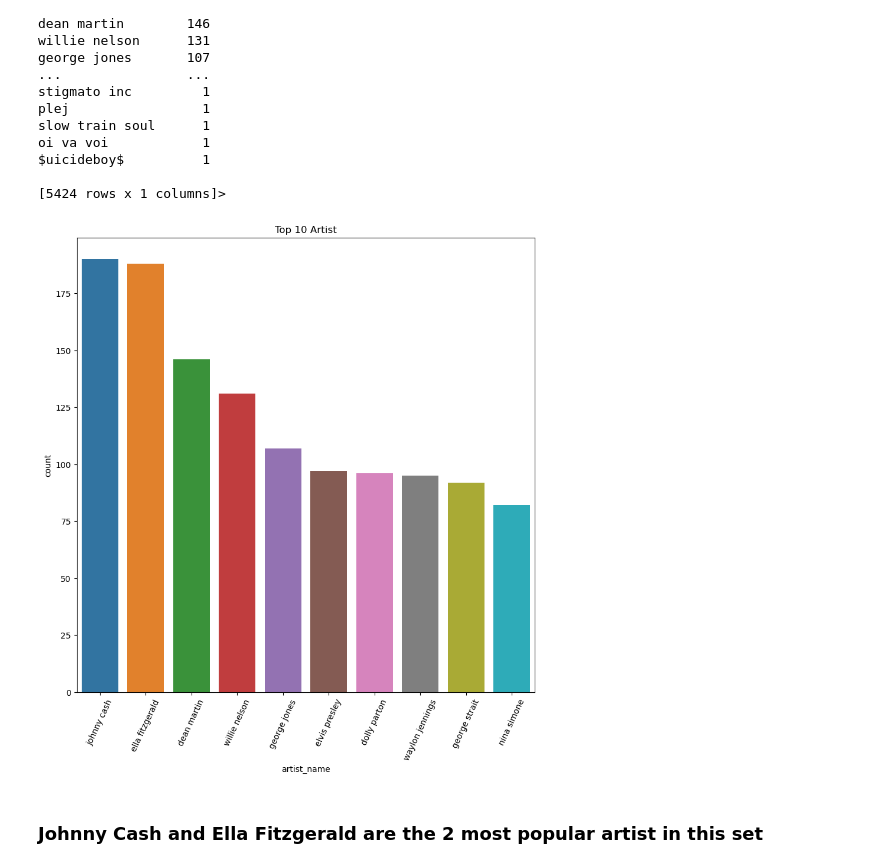
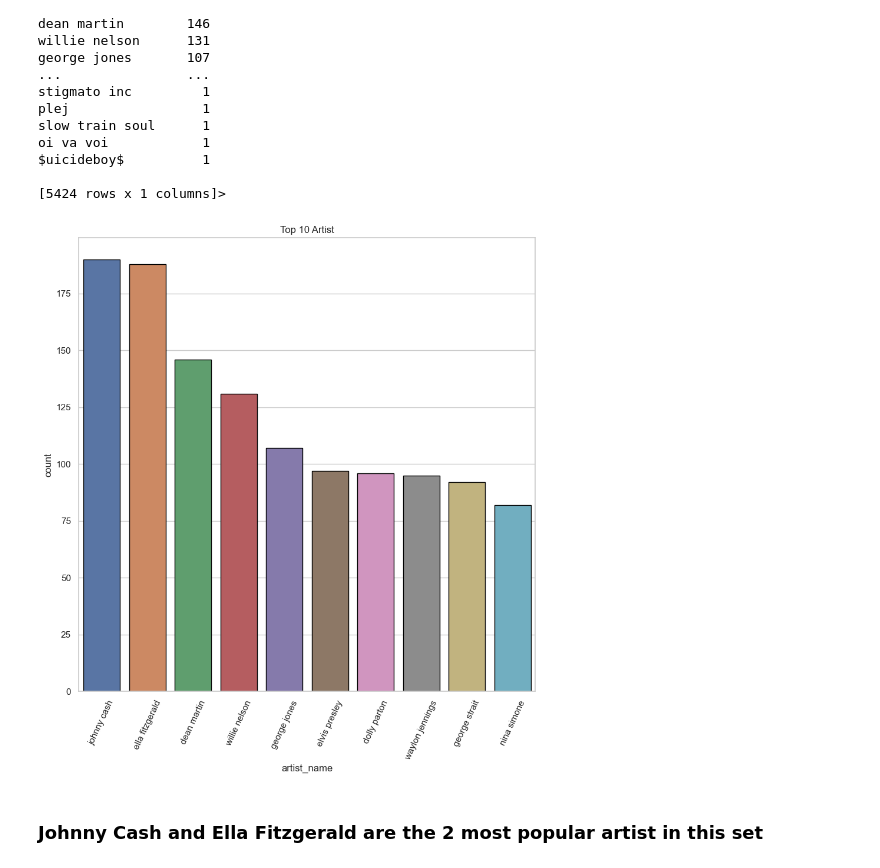
Before and after one commit to GClark89/MusicTrain, a Jupyter notebook: EDA.ipynb, the cells around one changed output. Drawn from its saved outputs; the diff is of its cells as text; code cells hidden in the pictures.

```diff
--- a/EDA.ipynb
+++ b/EDA.ipynb
@@ -173,13 +173,14 @@ $uicideboy$          1
 
 [5424 rows x 1 columns]>
 # %%
-#Bar plot for top 10n artist
-sns.barplot(data=df1, x= "artist_name", y="count", hue="artist_name", legend= False)
+#Bar plot for top 10 artist
+sns.barplot(data=df1, x= "artist_name", y="count", hue="artist_name", edgecolor = "black" , legend= False)
+sns.set(style="whitegrid")
 plt.title("Top 10 Artist")
 plt.xticks(rotation=65)
-None
+plt.show()
 # %% [output]
-[figure, old version]
+[figure, new version]
 # %% [markdown]
 ### Johnny Cash and Ella Fitzgerald are the 2 most popular artist in this set
 # %%
```
Also changed, not shown: parts of 12 cells of this notebook, 2 other files.
